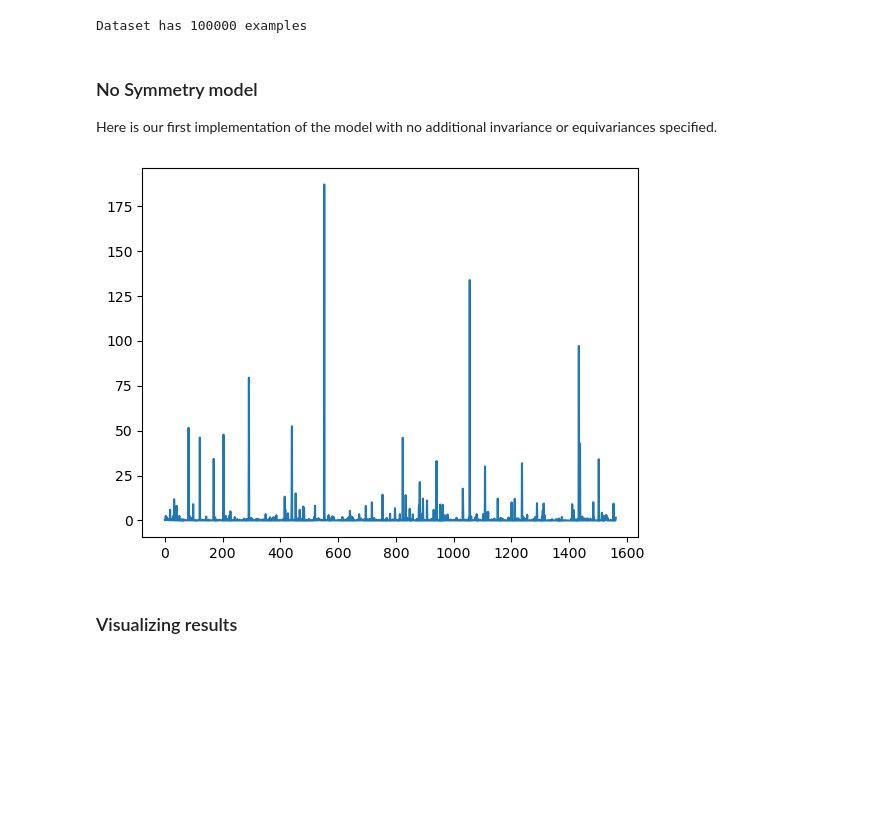
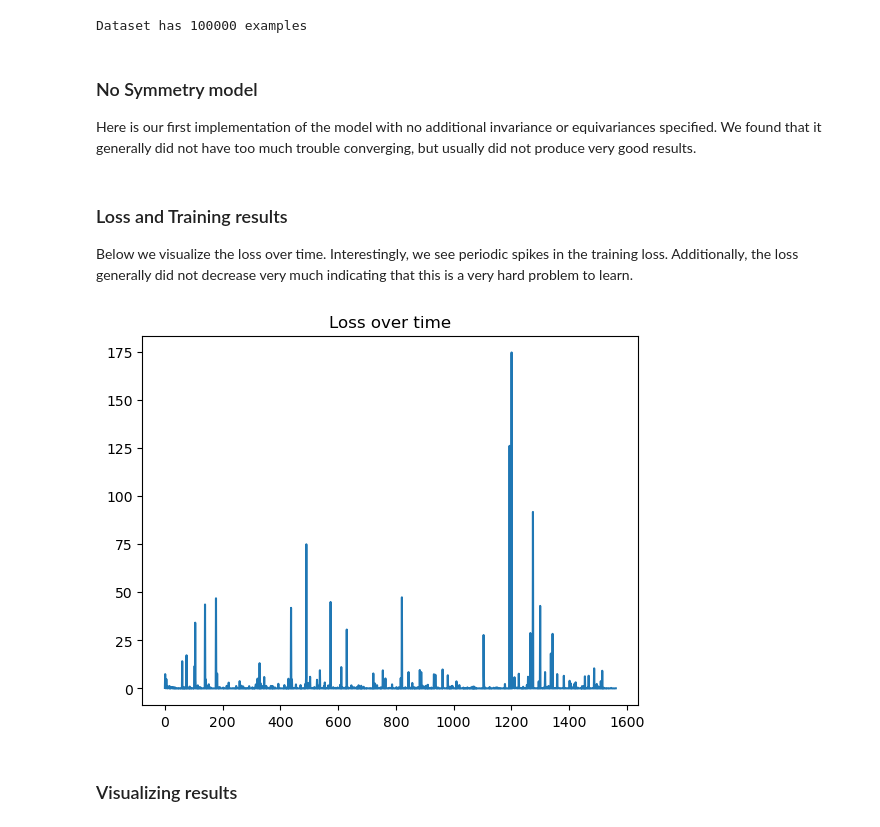
Before and after one commit to brownthesr/three_body, a Jupyter notebook: master.ipynb, the cells around one changed output. Cells and saved outputs as stored; diff of their text form; code cells hidden in the pictures; blank space fills up the shorter version.

Commit message:
made everything way more organized, added visualizations

```diff
--- a/master.ipynb
+++ b/master.ipynb
@@ -69,7 +78,7 @@ dloader = DataLoader(dset,batch_size,shuffle=True)
 Dataset has 100000 examples
 # %% [markdown]
 ### No Symmetry model
-Here is our first implementation of the model with no additional invariance or equivariances specified.
+Here is our first implementation of the model with no additional invariance or equivariances specified. We found that it generally did not have too much trouble converging, but usually did not produce very good results.
 # %%
 class HNN(torch.nn.Module):
     """Generic class to implement predicting the derivative of the three body system
@@ -114,23 +123,27 @@ class HNN(torch.nn.Module):
         hamiltonian_derivative = dF2 @ self.M.T
 
         return hamiltonian_derivative
+# %% [markdown]
+### Loss and Training results
+Below we visualize the loss over time. Interestingly, we see periodic spikes in the training loss. Additionally, the loss generally did not decrease very much indicating that this is a very hard problem to learn.
 # %%
 epochs = 1
-model = HNN(12)
+model = HNN(12,"Feedforward")
 opt = torch.optim.Adam(model.parameters(),1e-3)
 losses = []
 for epoch in range(epochs):
     for x,dxdt in tqdm(dloader):
         opt.zero_grad()
         pred = model.time_derivative(x)
         loss = F.mse_loss(pred,dxdt)
         loss.backward()
         opt.step()
         losses.append(loss.item())
 plt.plot(losses)
+plt.title("Loss over time")
 plt.show()
 # %% [output]
-[figure, old version]
+[figure, new version]
 # %% [markdown]
 ### Visualizing results
 # %%
```
Also changed, not shown: parts of 18 cells of this notebook, 7 other files.
